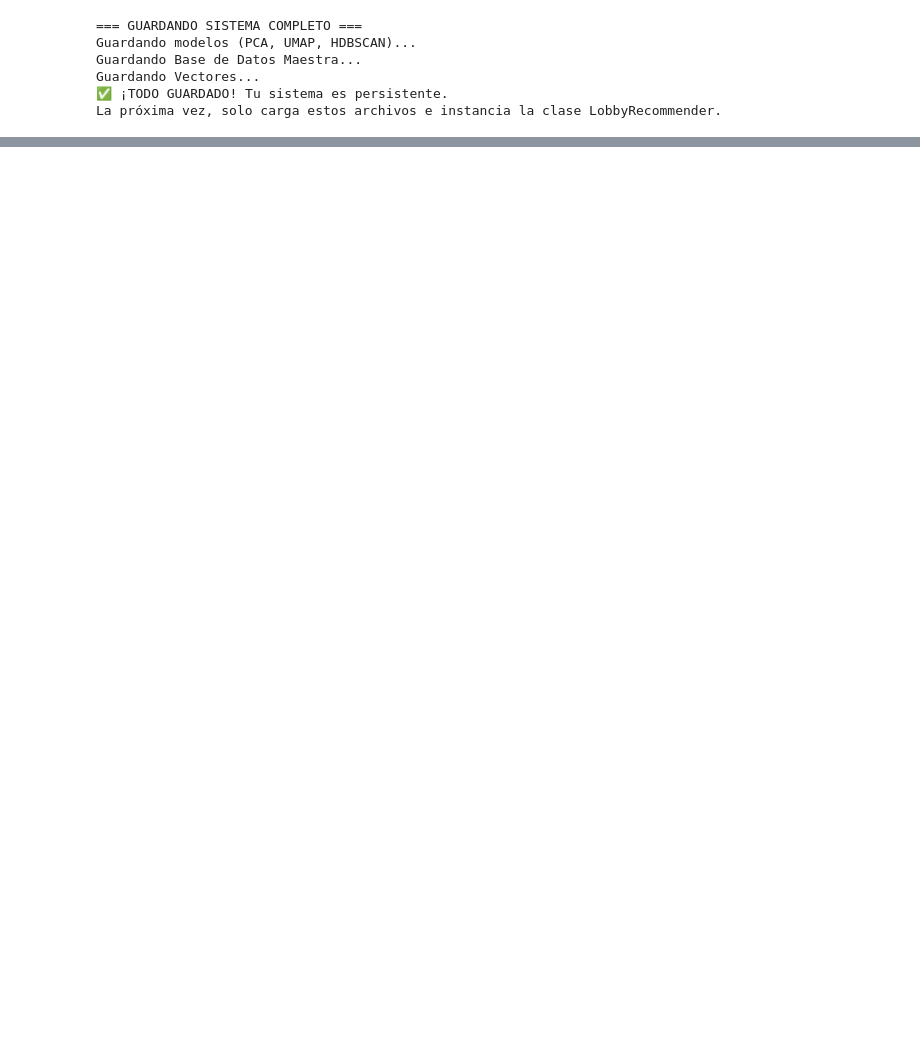
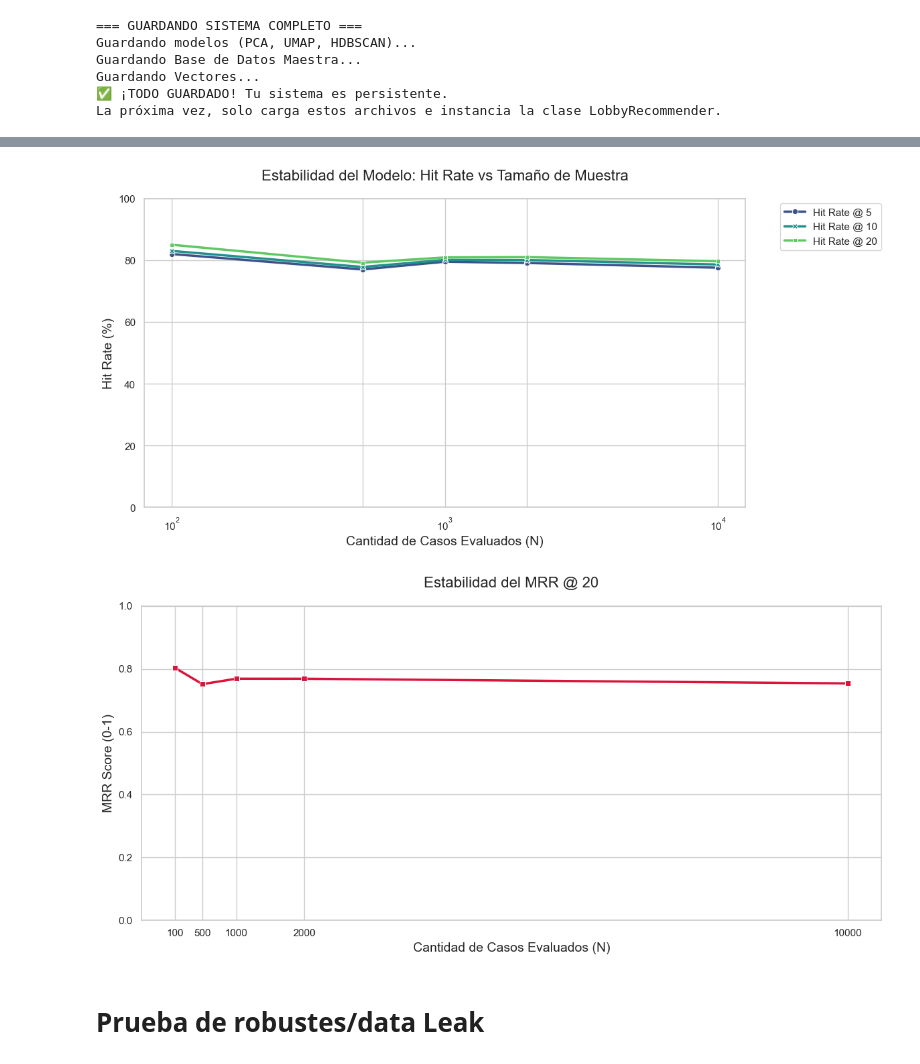
Before and after one commit to camirojasguajardo/lobby-recsys, a Jupyter notebook: src/state_of_art_models/Propuesta_Felipe.ipynb, the cells around one changed output, grey strips where cells are left out. Saved outputs shown, nothing was run; the diff lists cells and outputs as text; code cells hidden in the pictures; blank space fills up the shorter version.

Commit message:
se agrega modelo de recomendacion funcional'

```diff
--- a/src/state_of_art_models/Propuesta_Felipe.ipynb
+++ b/src/state_of_art_models/Propuesta_Felipe.ipynb
@@ -1780,0 +538,6 @@ La próxima vez, solo carga estos archivos e instancia la clase LobbyRecommender
+# %%
+texto = "reparacion vivienda."
+df_rec = recsys.recomendar(texto, top_k=5)
+
+# verbose=True por defecto
+ids_recomendados = visualizar_perfil_profesional(df_rec, df, mapa_ocupacion, recsys, texto, verbose=True)
@@ -1780,0 +717,7 @@ La próxima vez, solo carga estos archivos e instancia la clase LobbyRecommender
+# %%
+# 1. APAGAR EL RUIDO DE UMAP (Crucial)
+recsys.mapper.verbose = False
+
+# 2. Ejecutar Evaluación
+# (Asegúrate de tener la función evaluar_hit_rates definida)
+metricas = evaluar_hit_rates(recsys, n_muestras=1000)
@@ -1780,0 +861,7 @@ La próxima vez, solo carga estos archivos e instancia la clase LobbyRecommender
+# %%
+# 1. Configurar Tamaños
+# Nota: Si pones 10,000 puede tardar mucho. Ajusta según tu paciencia.
+tamanos = [100 , 500, 1000, 2000, 10000]
+
+# 2. Ejecutar (Esto tardará unos minutos)
+df_estabilidad = evaluar_estabilidad_por_muestra(recsys, sample_sizes=tamanos, n_iteraciones=1)
@@ -1780,0 +876,54 @@ La próxima vez, solo carga estos archivos e instancia la clase LobbyRecommender
+# %%
+# 3. GRAFICAR HIT RATES
+plt.figure(figsize=(12, 6))
+sns.set_theme(style="whitegrid")
+
+# Filtramos solo las filas de Hit Rate
+df_hits = df_estabilidad[df_estabilidad['Métrica'].str.contains("Hit Rate")]
+
+ax = sns.lineplot(
+    data=df_hits,
+    x="Tamaño Muestra",
+    y="Valor (%)",
+    hue="Métrica",        # Colores distintos para @5, @10, @20
+    style="Métrica",      # Estilos de línea distintos
+    markers=True, dashes=False, linewidth=2.5,
+    palette="viridis"     # Paleta de colores bonita
+)
+
+plt.title("Estabilidad del Modelo: Hit Rate vs Tamaño de Muestra", fontsize=16, pad=20)
+plt.ylabel("Hit Rate (%)", fontsize=14)
+plt.xlabel("Cantidad de Casos Evaluados (N)", fontsize=14)
+plt.ylim(0, 100)
+plt.xscale("log")
+plt.xticks(tamanos) # Forzar que salgan los números del eje X
+plt.legend(bbox_to_anchor=(1.05, 1), loc='upper left') # Leyenda afuera para no tapar
+
+plt.tight_layout()
+plt.show()
+
+# 4. GRAFICAR MRR (Separado porque la escala es distinta o conceptualmente diferente)
+plt.figure(figsize=(12, 6))
+df_mrr = df_estabilidad[df_estabilidad['Métrica'] == "MRR @ 20"]
+
+ax2 = sns.lineplot(
+    data=df_mrr,
+    x="Tamaño Muestra",
+    y="Valor (%)",
+    color="crimson",
+    marker="s", linewidth=2.5
+)
+
+plt.title("Estabilidad del MRR @ 20", fontsize=16, pad=20)
+plt.ylabel("MRR Score (0-1)", fontsize=14)
+plt.xlabel("Cantidad de Casos Evaluados (N)", fontsize=14)
+plt.xticks(tamanos)
+plt.ylim(0, 1) # MRR es de 0 a 1
+
+plt.tight_layout()
+plt.show()
+# %% [output]
+[figure, added]
+[figure, added]
+# %% [markdown]
+# Prueba de robustes/data Leak
```
Also changed, not shown: parts of 53 cells of this notebook.
